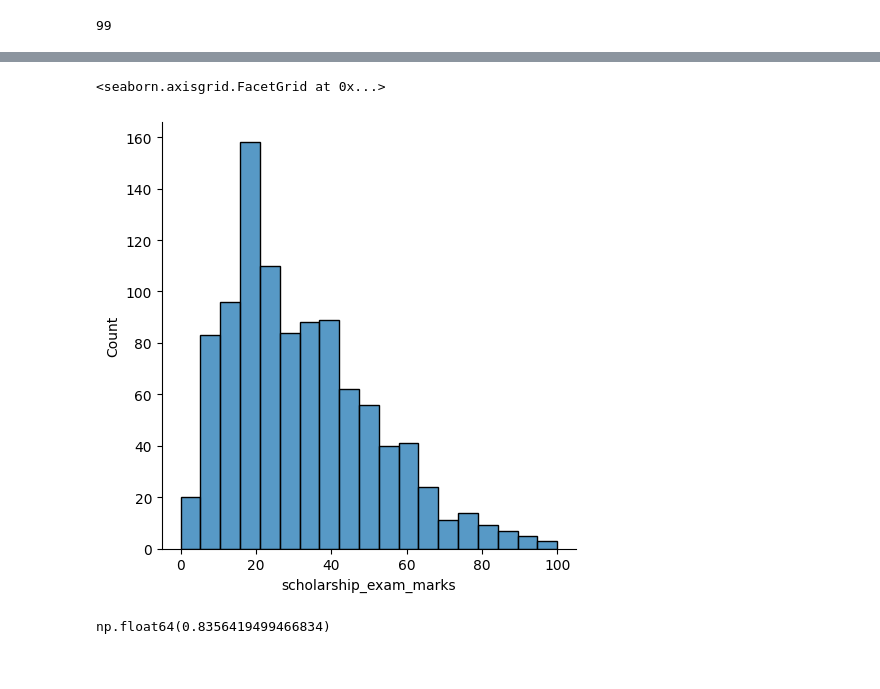
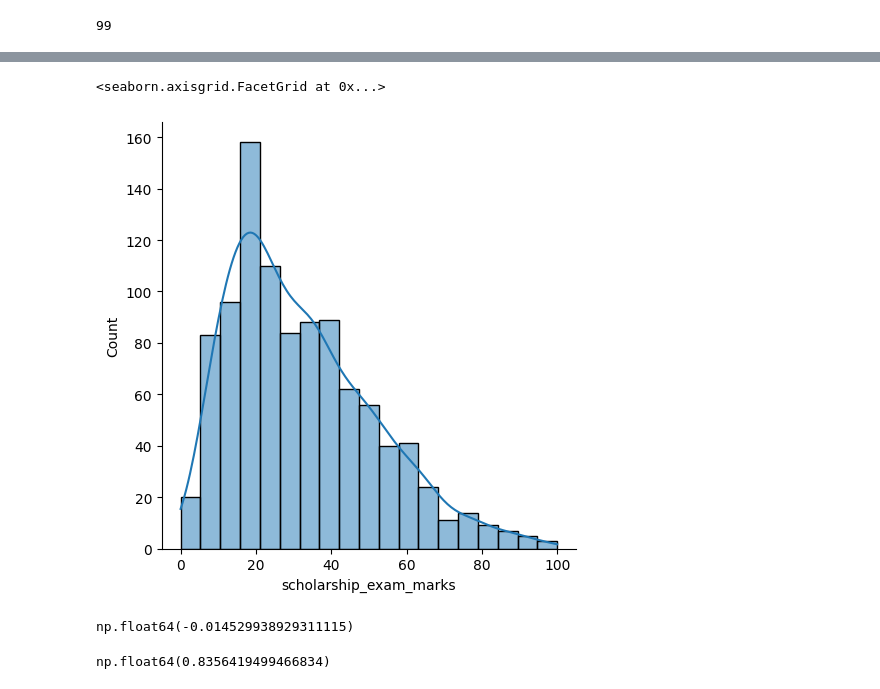
Before and after one commit to 2004harshit/DATA-SCIENCE-AND-ML, a Jupyter notebook: 5_EDA/3_OUTLIER_REMOVAL_USING_IQR_METHOD.ipynb, the cells around one changed output, grey strips where cells are left out. Cells and saved outputs as stored; diff of their text form; code cells hidden in the pictures.

```diff
--- a/5_EDA/3_OUTLIER_REMOVAL_USING_IQR_METHOD.ipynb
+++ b/5_EDA/3_OUTLIER_REMOVAL_USING_IQR_METHOD.ipynb
@@ -74,8 +58,12 @@ df.head()
 # %%
-sns.displot(df["scholarship_exam_marks"])   #skewed plot
+sns.displot(df["scholarship_exam_marks"],kde=True)   #skewed plot
 # %% [output]
 <seaborn.axisgrid.FacetGrid at 0x...>
-[figure, old version]
+[figure, new version]
+# %%
+df['semester_percentage'].skew()
+# %% [output]
+np.float64(-0.014529938929311115)
 # %%
 df["scholarship_exam_marks"].skew()
 # %% [output]
```
Also changed, not shown: parts of 2 cells of this notebook.
